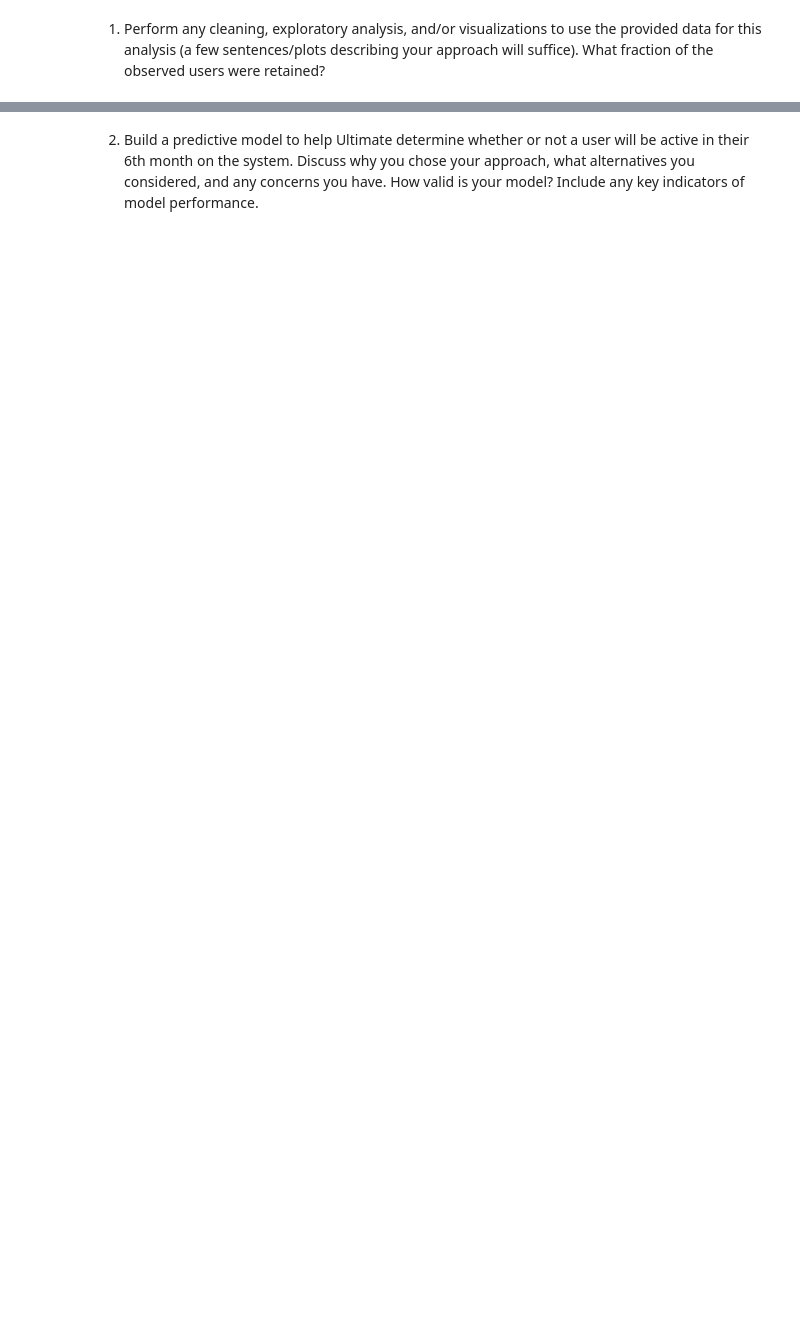
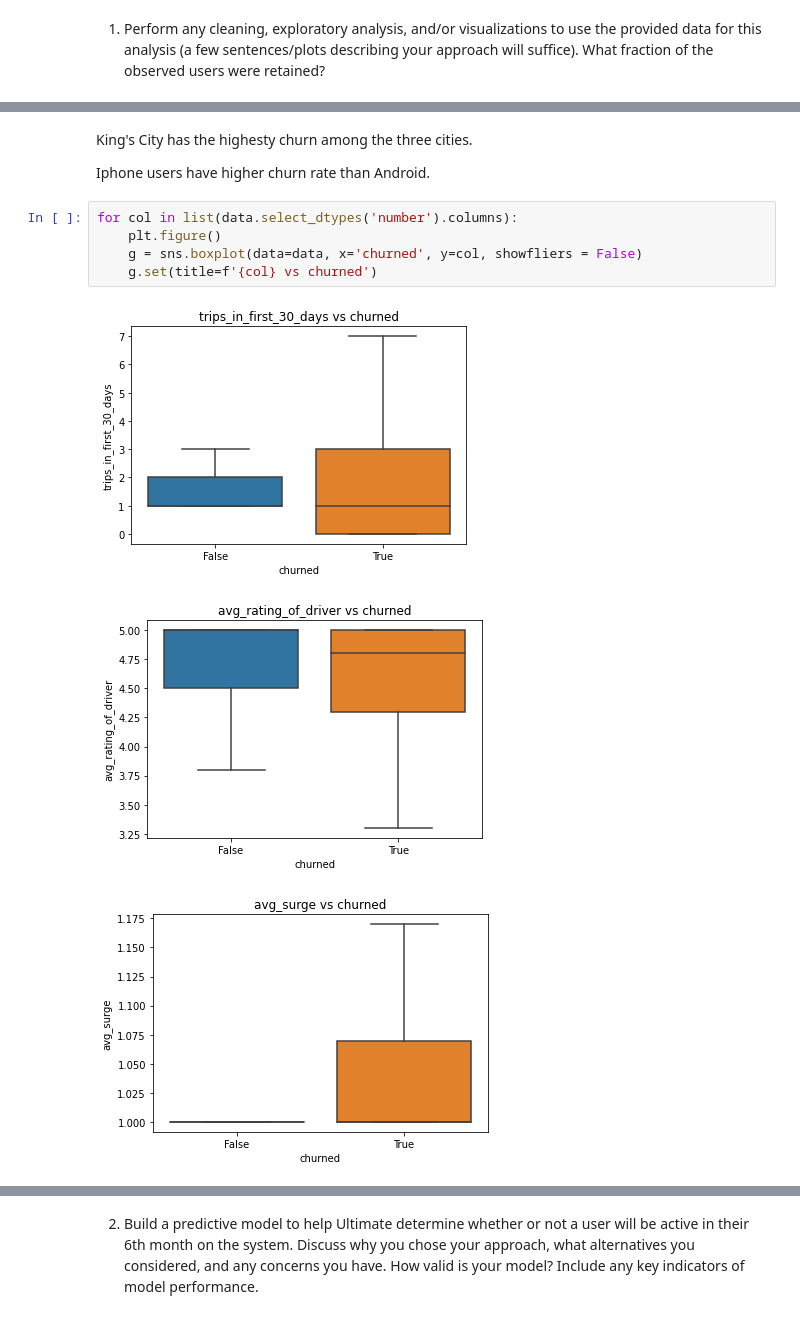
Before and after one commit to allen44/ultimate-challenge, a Jupyter notebook: ultimate-analysis.ipynb, the cells around one changed output, grey strips where cells are left out. Saved outputs shown, nothing was run; the diff lists cells and outputs as text; blank space fills up the shorter version.

```diff
--- a/ultimate-analysis.ipynb
+++ b/ultimate-analysis.ipynb
@@ -252,0 +258,13 @@ TypeError: unsupported operand type(s) for -: 'str' and 'str'
+# %% [markdown]
+King's City has the highesty churn among the three cities.
+
+Iphone users have higher churn rate than Android.
+# %%
+for col in list(data.select_dtypes('number').columns):
+    plt.figure()
+    g = sns.boxplot(data=data, x='churned', y=col, showfliers = False)
+    g.set(title=f'{col} vs churned')
+# %% [output]
+[figure, added]
+[figure, added]
+[figure, added]
```
Also changed, not shown: parts of 14 cells of this notebook.
